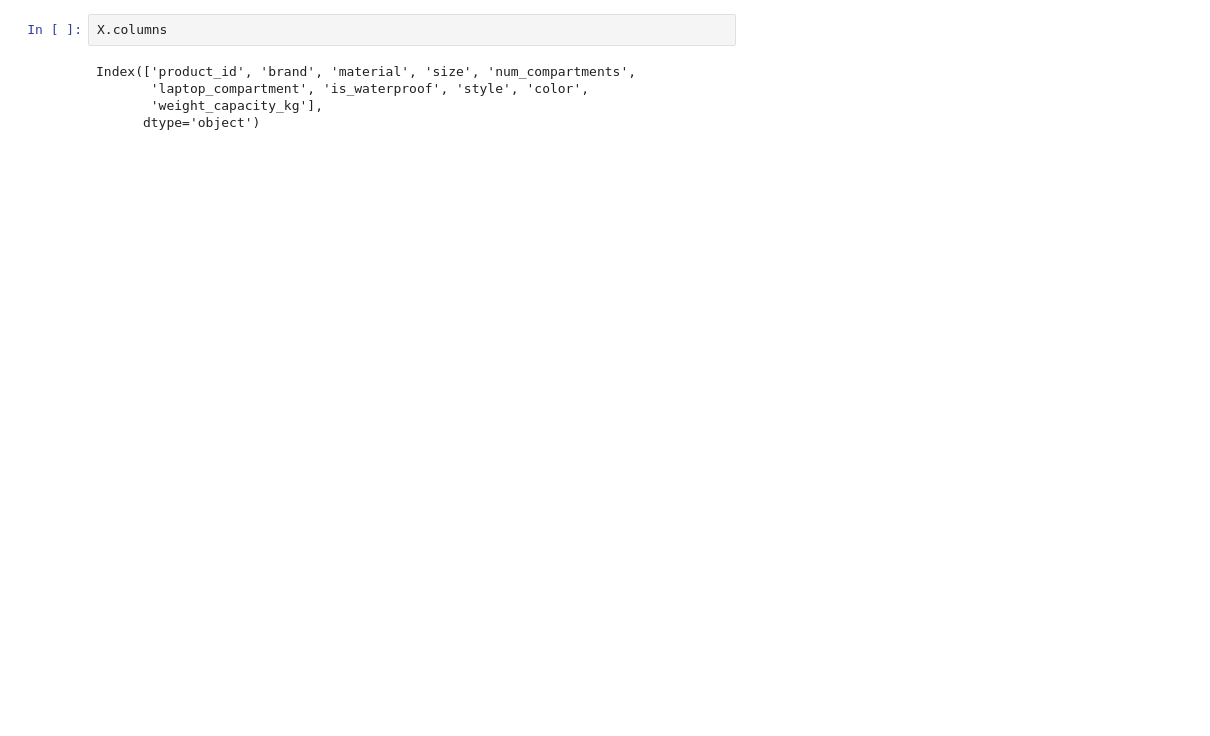
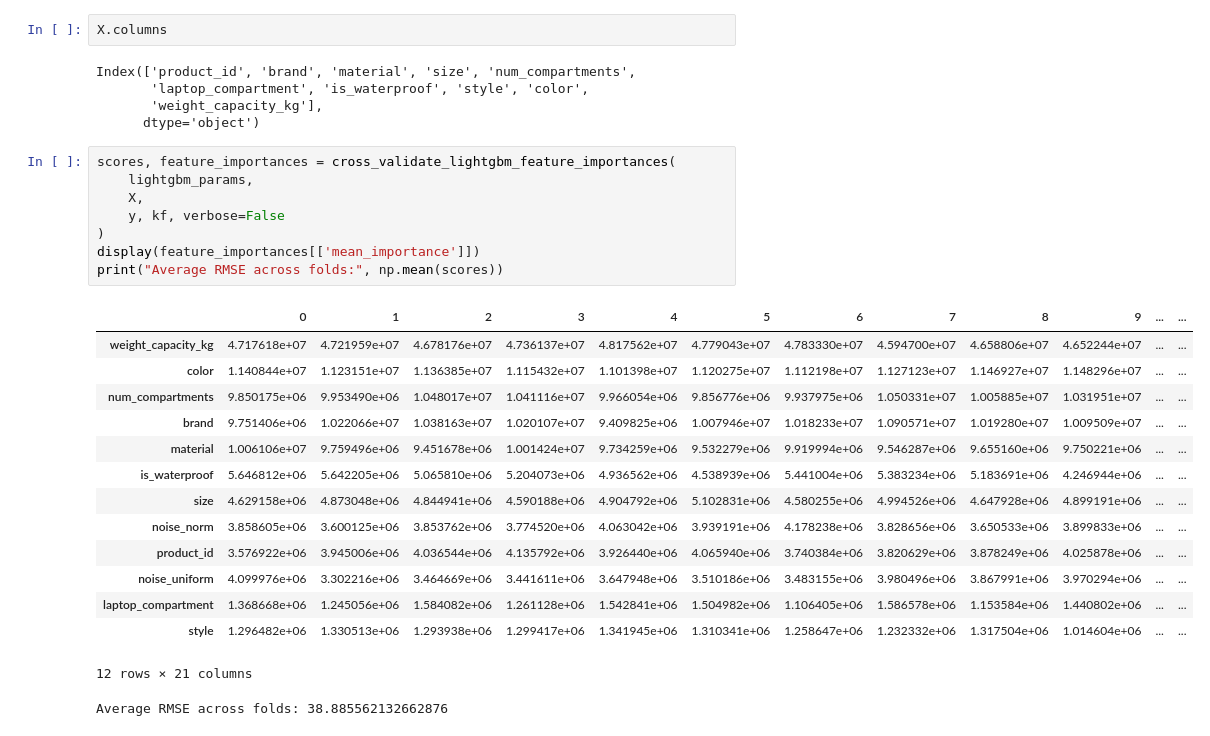
Before and after one commit to Jordanbarker/backpack-prediction-challenge, a Jupyter notebook: notebooks/feature_selection.ipynb, the cells around one changed output. Drawn from its saved outputs; the diff is of its cells as text; blank space fills up the shorter version.

```diff
--- a/notebooks/feature_selection.ipynb
+++ b/notebooks/feature_selection.ipynb
@@ -148,3 +404,27 @@ Index(['product_id', 'brand', 'material', 'size', 'num_compartments',
        'laptop_compartment', 'is_waterproof', 'style', 'color',
        'weight_capacity_kg'],
       dtype='object')
+# %%
+scores, feature_importances = cross_validate_lightgbm_feature_importances(
+    lightgbm_params,
+    X,
+    y, kf, verbose=False
+)
+display(feature_importances[['mean_importance']])
+print("Average RMSE across folds:", np.mean(scores))
+# %% [output]
+|  | 0 | 1 | 2 | 3 | 4 | 5 | 6 | 7 | 8 | 9 | ... | ... |
+| weight_capacity_kg | 4.717618e+07 | 4.721959e+07 | 4.678176e+07 | 4.736137e+07 | 4.817562e+07 | 4.779043e+07 | 4.783330e+07 | 4.594700e+07 | 4.658806e+07 | 4.652244e+07 | ... | ... |
+| color | 1.140844e+07 | 1.123151e+07 | 1.136385e+07 | 1.115432e+07 | 1.101398e+07 | 1.120275e+07 | 1.112198e+07 | 1.127123e+07 | 1.146927e+07 | 1.148296e+07 | ... | ... |
+| num_compartments | 9.850175e+06 | 9.953490e+06 | 1.048017e+07 | 1.041116e+07 | 9.966054e+06 | 9.856776e+06 | 9.937975e+06 | 1.050331e+07 | 1.005885e+07 | 1.031951e+07 | ... | ... |
+| brand | 9.751406e+06 | 1.022066e+07 | 1.038163e+07 | 1.020107e+07 | 9.409825e+06 | 1.007946e+07 | 1.018233e+07 | 1.090571e+07 | 1.019280e+07 | 1.009509e+07 | ... | ... |
+| material | 1.006106e+07 | 9.759496e+06 | 9.451678e+06 | 1.001424e+07 | 9.734259e+06 | 9.532279e+06 | 9.919994e+06 | 9.546287e+06 | 9.655160e+06 | 9.750221e+06 | ... | ... |
+| is_waterproof | 5.646812e+06 | 5.642205e+06 | 5.065810e+06 | 5.204073e+06 | 4.936562e+06 | 4.538939e+06 | 5.441004e+06 | 5.383234e+06 | 5.183691e+06 | 4.246944e+06 | ... | ... |
+| size | 4.629158e+06 | 4.873048e+06 | 4.844941e+06 | 4.590188e+06 | 4.904792e+06 | 5.102831e+06 | 4.580255e+06 | 4.994526e+06 | 4.647928e+06 | 4.899191e+06 | ... | ... |
+| noise_norm | 3.858605e+06 | 3.600125e+06 | 3.853762e+06 | 3.774520e+06 | 4.063042e+06 | 3.939191e+06 | 4.178238e+06 | 3.828656e+06 | 3.650533e+06 | 3.899833e+06 | ... | ... |
+| product_id | 3.576922e+06 | 3.945006e+06 | 4.036544e+06 | 4.135792e+06 | 3.926440e+06 | 4.065940e+06 | 3.740384e+06 | 3.820629e+06 | 3.878249e+06 | 4.025878e+06 | ... | ... |
+| noise_uniform | 4.099976e+06 | 3.302216e+06 | 3.464669e+06 | 3.441611e+06 | 3.647948e+06 | 3.510186e+06 | 3.483155e+06 | 3.980496e+06 | 3.867991e+06 | 3.970294e+06 | ... | ... |
+| laptop_compartment | 1.368668e+06 | 1.245056e+06 | 1.584082e+06 | 1.261128e+06 | 1.542841e+06 | 1.504982e+06 | 1.106405e+06 | 1.586578e+06 | 1.153584e+06 | 1.440802e+06 | ... | ... |
+| style | 1.296482e+06 | 1.330513e+06 | 1.293938e+06 | 1.299417e+06 | 1.341945e+06 | 1.310341e+06 | 1.258647e+06 | 1.232332e+06 | 1.317504e+06 | 1.014604e+06 | ... | ... |
+12 rows × 21 columns
+Average RMSE across folds: 38.885562132662876
```
Also changed, not shown: parts of 30 cells of this notebook, 2 other files.
